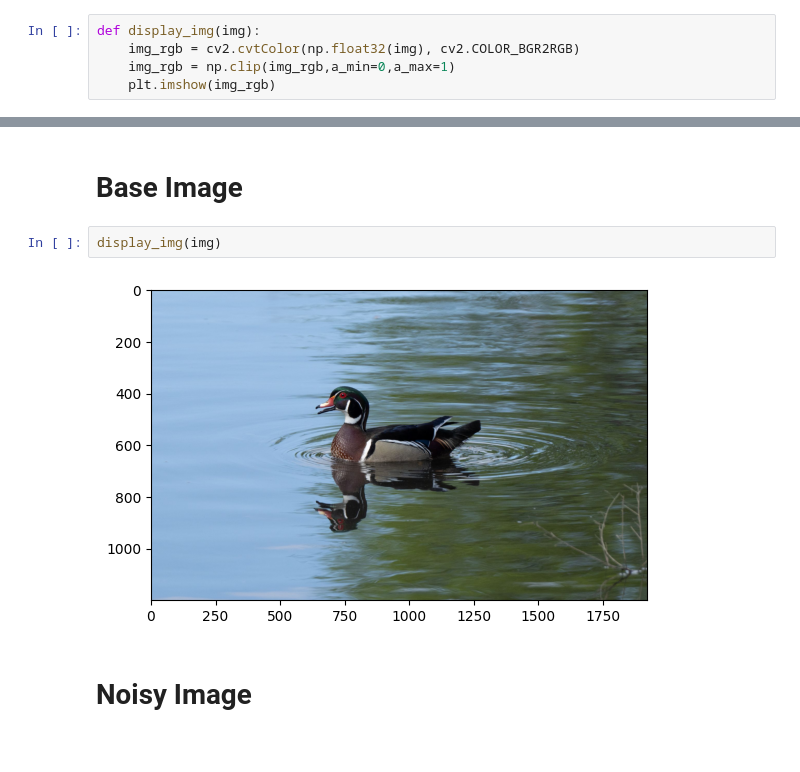
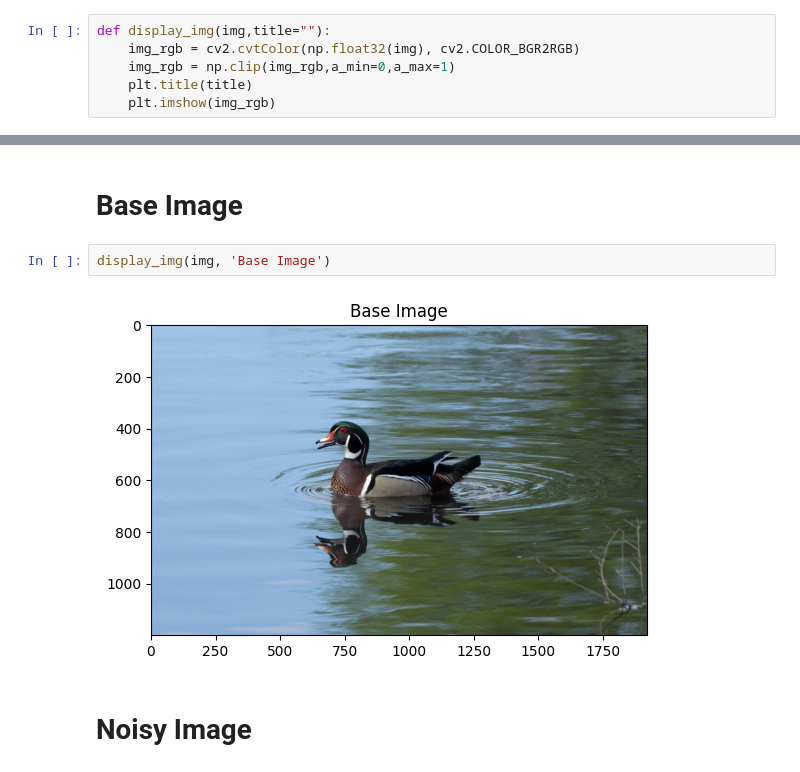
Before and after one commit to WesleyVong/cs445_final_project, a Jupyter notebook: final_project.ipynb, the cells around one changed output, grey strips where cells are left out. Saved outputs shown, nothing was run; the diff lists cells and outputs as text.

```diff
--- a/final_project.ipynb
+++ b/final_project.ipynb
@@ -10,9 +10,10 @@ img = cv2.imread(im_dir)
 img = img.astype(np.float32)/255
 channels = img.shape[-1]
 # %%
-def display_img(img):
+def display_img(img,title=""):
     img_rgb = cv2.cvtColor(np.float32(img), cv2.COLOR_BGR2RGB)
     img_rgb = np.clip(img_rgb,a_min=0,a_max=1)
+    plt.title(title)
     plt.imshow(img_rgb)
 # %%
 def normalize(img):
@@ -20,9 +21,9 @@ def normalize(img):
 # %% [markdown]
 <h1>Base Image</h1>
 # %%
-display_img(img)
+display_img(img, 'Base Image')
 # %% [output]
-[figure, old version]
+[figure, new version]
 # %% [markdown]
 <h1>Noisy Image</h1>
 # %%
```
Also changed, not shown: parts of 26 cells of this notebook, 1 other file.
